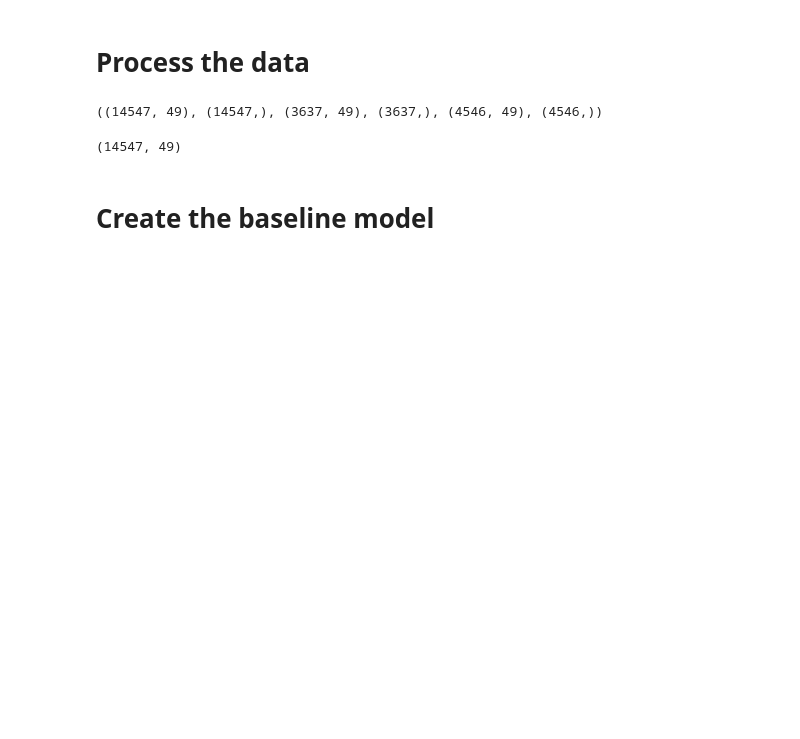
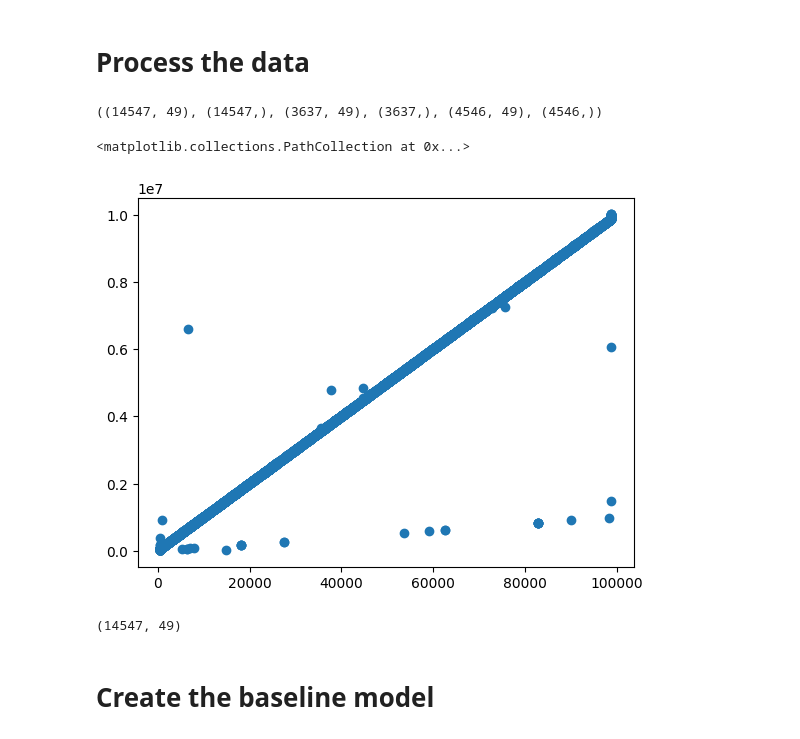
Before and after one commit to PashaIanko/Kaggle.ParisHousingPrices, a Jupyter notebook: 0_baseline_training.ipynb, the cells around one changed output. Saved outputs shown, nothing was run; the diff lists cells and outputs as text; code cells hidden in the pictures; blank space fills up the shorter version.

```diff
--- a/0_baseline_training.ipynb
+++ b/0_baseline_training.ipynb
@@ -560,6 +627,11 @@ preprocessor = ColumnTransformer(
 Xs['train'].shape, Y_train.shape, Xs['val'].shape, Y_val.shape, Xs['test'].shape, Y_test.shape
 # %% [output]
 ((14547, 49), (14547,), (3637, 49), (3637,), (4546, 49), (4546,))
+# %%
+plt.scatter(Xs['train']['squareMeters'], Y_train)
+# %% [output]
+<matplotlib.collections.PathCollection at 0x...>
+[figure, added]
 # %%
 X_train_processed = preprocessor.fit_transform(Xs['train'])
 X_val_processed = preprocessor.transform(Xs['val'])
```
Also changed, not shown: parts of 22 cells of this notebook.
